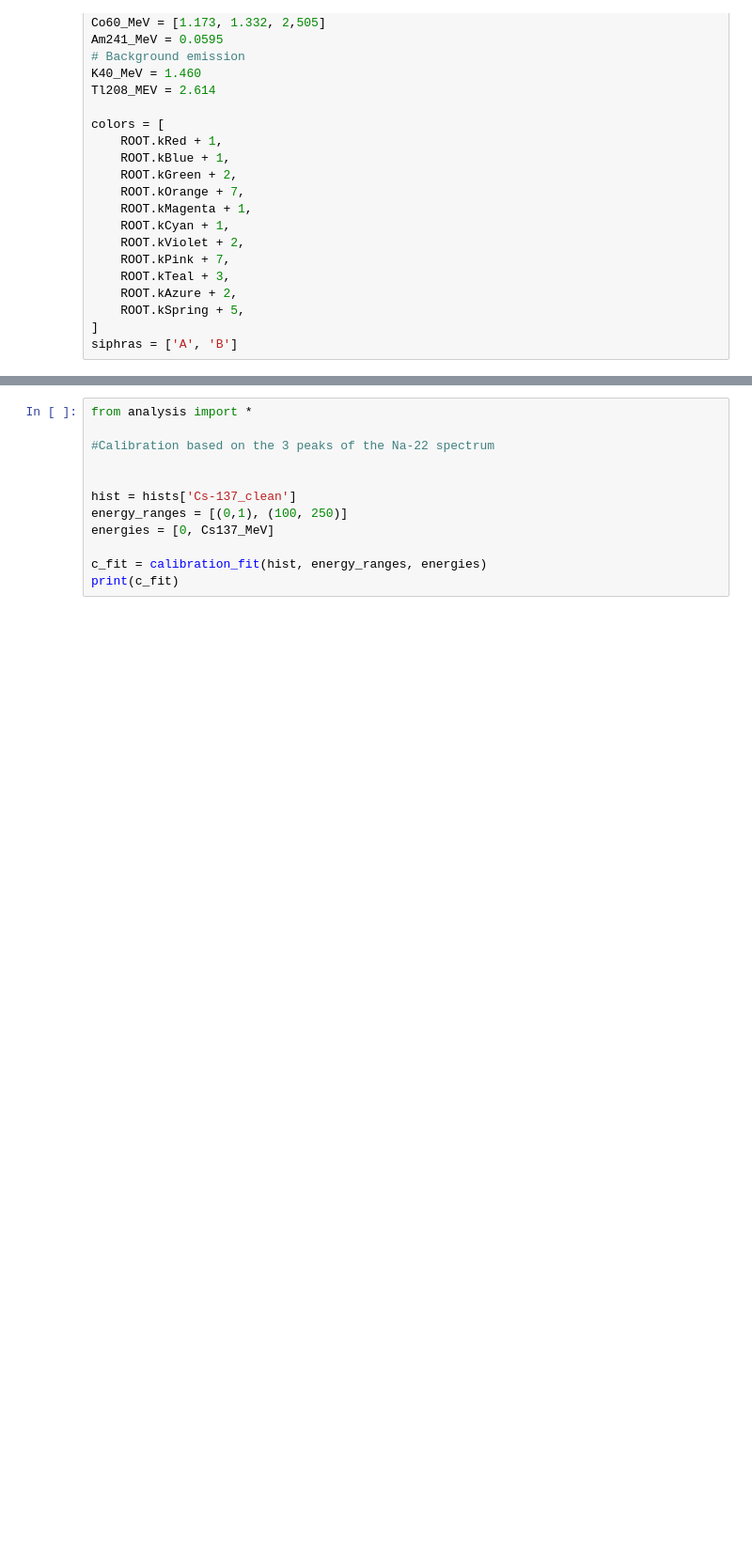
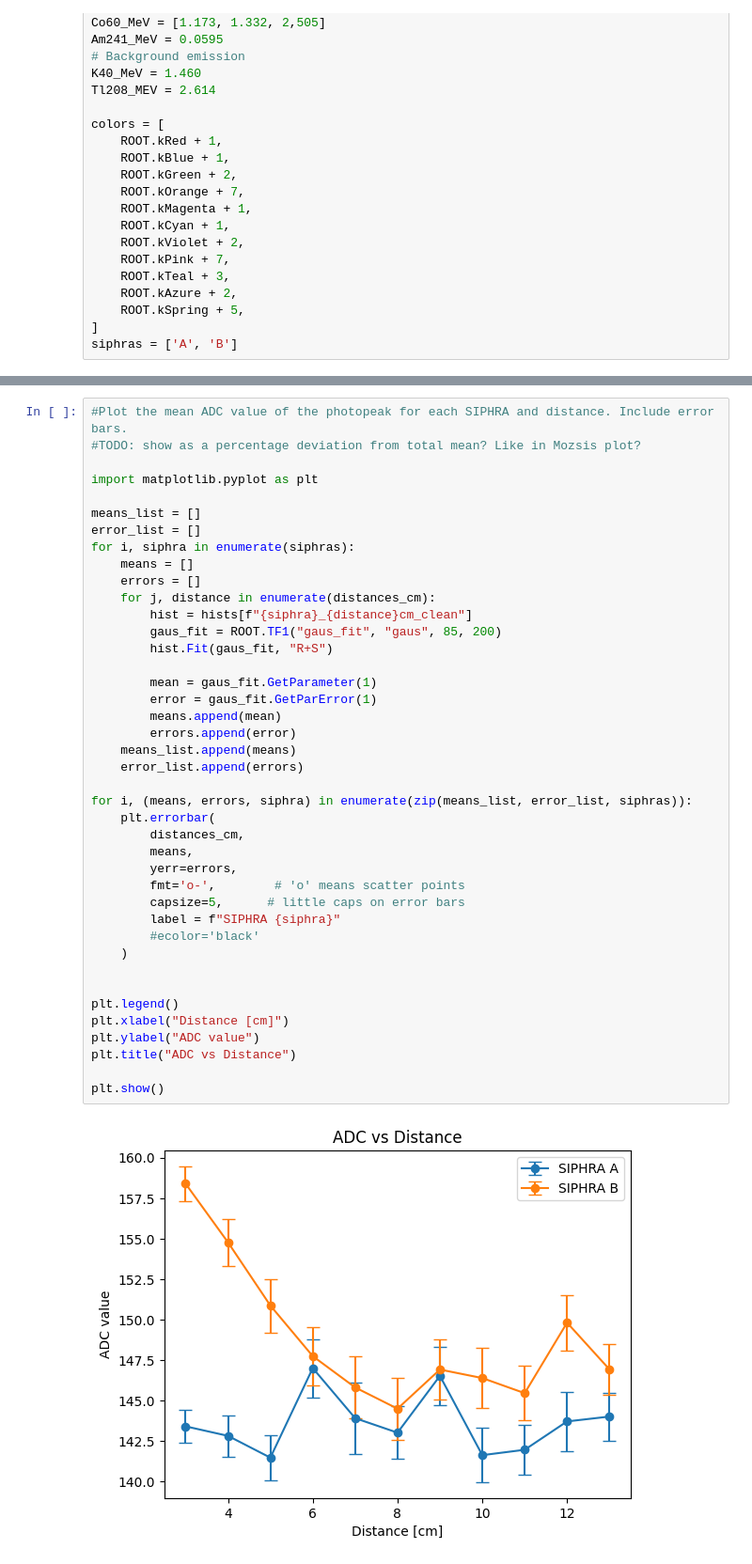
Before and after one commit to odroseroc/SIPHRA_Testing, a Jupyter notebook: notebooks/CollimatedSource.ipynb, the cells around one changed output, grey strips where cells are left out. Shown at 94% size. Saved outputs shown, nothing was run; the diff lists cells and outputs as text; blank space fills up the shorter version.

Commit message:
Added ADC vs distance plot

```diff
--- a/notebooks/CollimatedSource.ipynb
+++ b/notebooks/CollimatedSource.ipynb
@@ -216,15 +199,45 @@ for i, (siphra, lg) in enumerate(zip(siphras, lgds)):
 # %% [output]
 [interactive output not drawn]
 # %%
-from analysis import *
+#Plot the mean ADC value of the photopeak for each SIPHRA and distance. Include error bars.
+#TODO: show as a percentage deviation from total mean? Like in Mozsis plot?
 
-#Calibration based on the 3 peaks of the Na-22 spectrum
+import matplotlib.pyplot as plt
+
+means_list = []
+error_list = []
+for i, siphra in enumerate(siphras):
+    means = []
+    errors = []
+    for j, distance in enumerate(distances_cm):
+        hist = hists[f"{siphra}_{distance}cm_clean"]
+        gaus_fit = ROOT.TF1("gaus_fit", "gaus", 85, 200)
+        hist.Fit(gaus_fit, "R+S")
+
+        mean = gaus_fit.GetParameter(1)
+        error = gaus_fit.GetParError(1)
+        means.append(mean)
+        errors.append(error)
+    means_list.append(means)
+    error_list.append(errors)
+
+for i, (means, errors, siphra) in enumerate(zip(means_list, error_list, siphras)):
+    plt.errorbar(
+        distances_cm,
+        means,
+        yerr=errors,
+        fmt='o-',        # 'o' means scatter points
+        capsize=5,      # little caps on error bars
+        label = f"SIPHRA {siphra}"
+        #ecolor='black'
+    )
 
 
-hist = hists['Cs-137_clean']
-energy_ranges = [(0,1), (100, 250)]
-energies = [0, Cs137_MeV]
+plt.legend()
+plt.xlabel("Distance [cm]")
+plt.ylabel("ADC value")
+plt.title("ADC vs Distance")
 
-c_fit = calibration_fit(hist, energy_ranges, energies)
-print(c_fit)
+plt.show()
 # %% [output]
+[figure, added]
```
Also changed, not shown: parts of 8 cells of this notebook, 3 other files.
